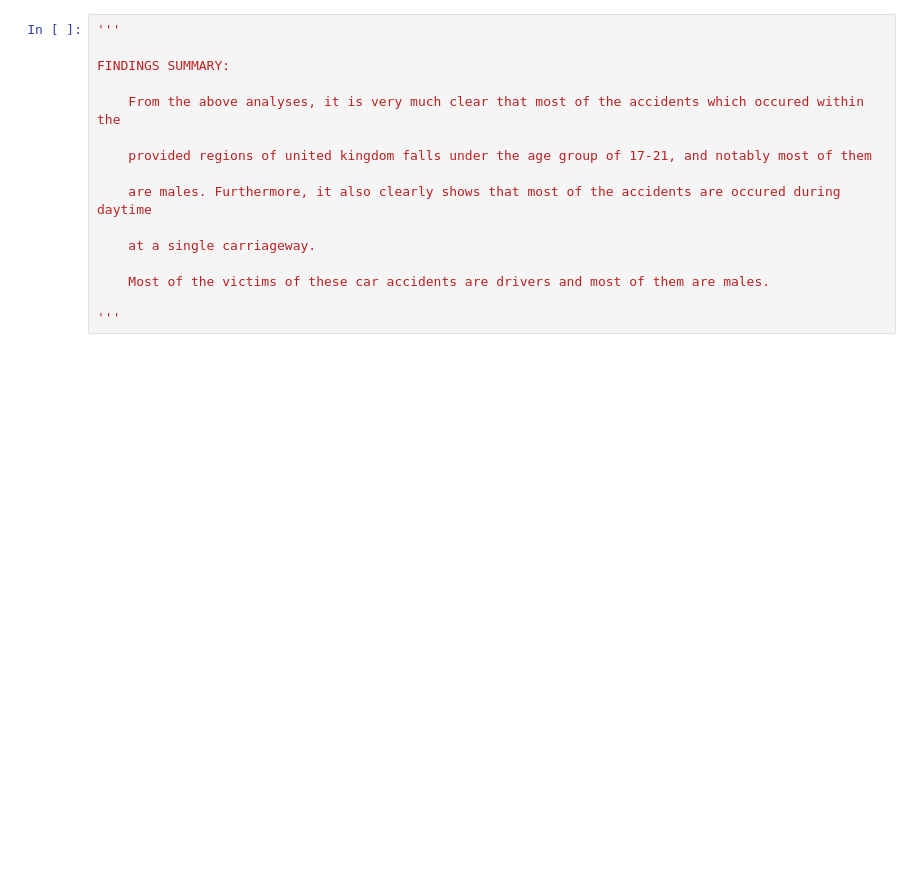
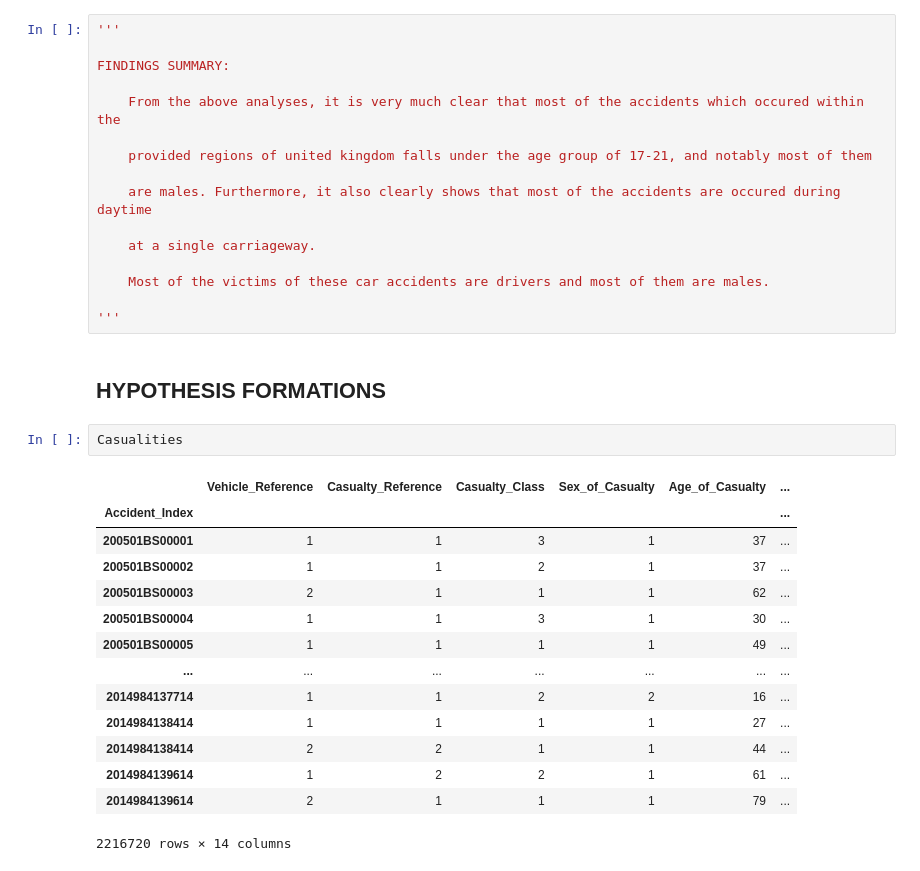
Before and after one commit to Dineshkumar-Anbalagan/IBM-Advanced-Machine-Learning, a Jupyter notebook: exploratory data analysis for machine learning/course project/exploratory_data_analysis_course_project.ipynb, the cells around one changed output. Cells and saved outputs as stored; diff of their text form; blank space fills up the shorter version.

```diff
--- a/exploratory data analysis for machine learning/course project/exploratory_data_analysis_course_project.ipynb
+++ b/exploratory data analysis for machine learning/course project/exploratory_data_analysis_course_project.ipynb
@@ -383,3 +383,22 @@ FINDINGS SUMMARY:
     Most of the victims of these car accidents are drivers and most of them are males.
 
 '''
+# %% [markdown]
+## HYPOTHESIS FORMATIONS
+# %%
+Casualities
+# %% [output]
+|  | Vehicle_Reference | Casualty_Reference | Casualty_Class | Sex_of_Casualty | Age_of_Casualty | ... |
+| Accident_Index |  |  |  |  |  | ... |
+| 200501BS00001 | 1 | 1 | 3 | 1 | 37 | ... |
+| 200501BS00002 | 1 | 1 | 2 | 1 | 37 | ... |
+| 200501BS00003 | 2 | 1 | 1 | 1 | 62 | ... |
+| 200501BS00004 | 1 | 1 | 3 | 1 | 30 | ... |
+| 200501BS00005 | 1 | 1 | 1 | 1 | 49 | ... |
+| ... | ... | ... | ... | ... | ... | ... |
+| 2014984137714 | 1 | 1 | 2 | 2 | 16 | ... |
+| 2014984138414 | 1 | 1 | 1 | 1 | 27 | ... |
+| 2014984138414 | 2 | 2 | 1 | 1 | 44 | ... |
+| 2014984139614 | 1 | 2 | 2 | 1 | 61 | ... |
+| 2014984139614 | 2 | 1 | 1 | 1 | 79 | ... |
+2216720 rows × 14 columns
```
Also changed, not shown: parts of 9 cells of this notebook, 2 other files.
